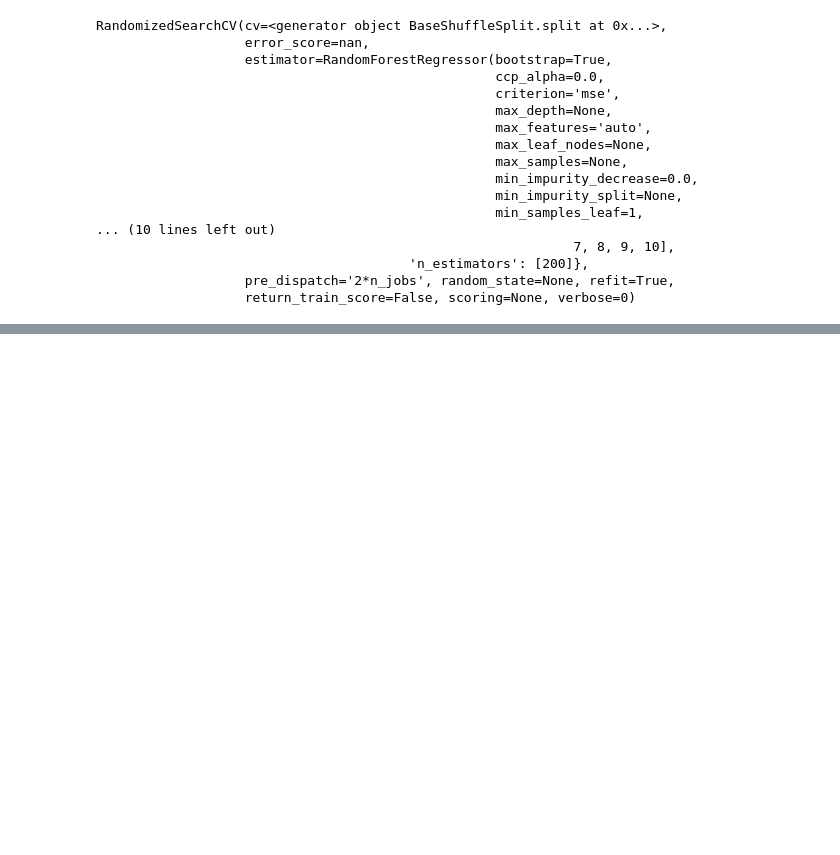
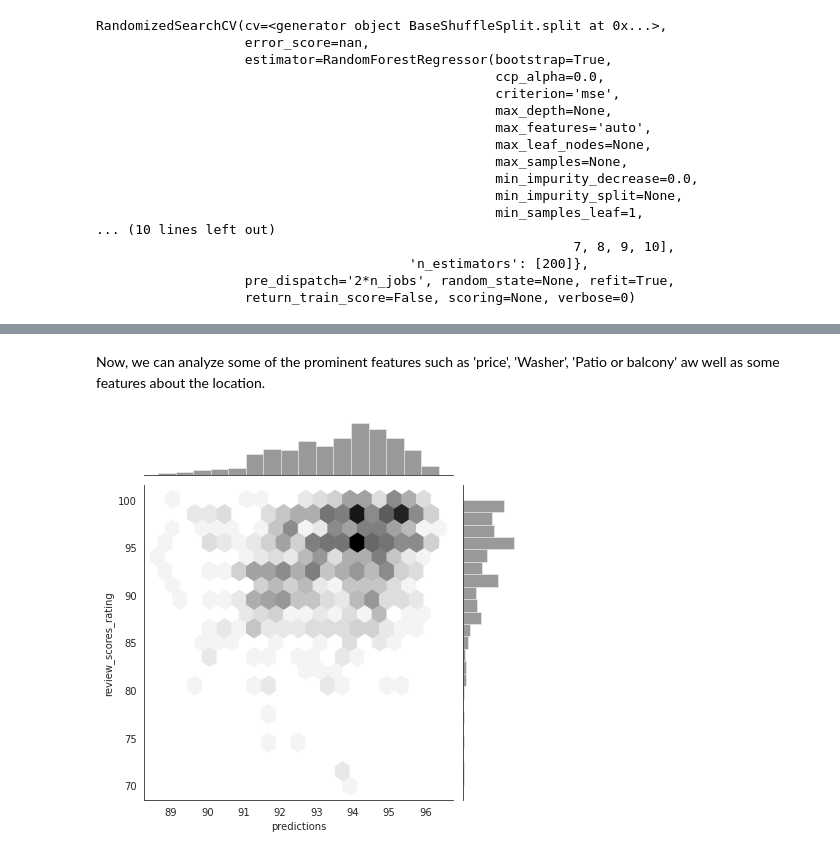
Before and after one commit to OzanGenc/Airbnb-Istanbul-ReviewScorePrediction, a Jupyter notebook: Airbnb_Istanbul.ipynb, the cells around one changed output, grey strips where cells are left out. Drawn from its saved outputs; the diff is of its cells as text; code cells hidden in the pictures; blank space fills up the shorter version.

```diff
--- a/Airbnb_Istanbul.ipynb
+++ b/Airbnb_Istanbul.ipynb
@@ -555,0 +563,9 @@ plt.show()
+# %% [markdown]
+Now, we can analyze some of the prominent features such as 'price', 'Washer', 'Patio or balcony' aw well as some features about the location.
+# %%
+with sns.axes_style("white"):
+
+    sns.jointplot(x=predictions, y=ground_truth, kind="hex", color='k')
+    plt.show()
+# %% [output]
+[figure, added]
```
Also changed, not shown: parts of 10 cells of this notebook.
